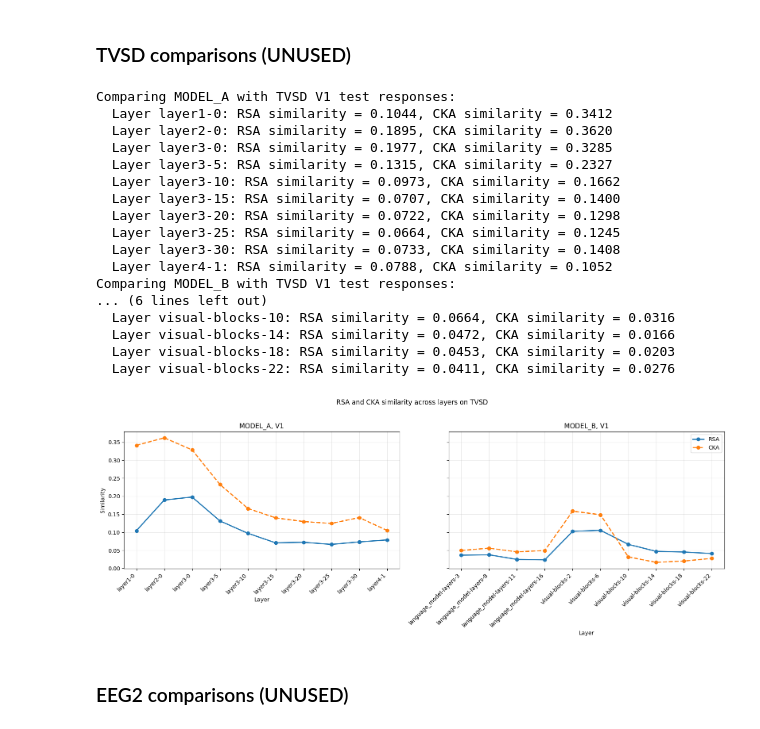
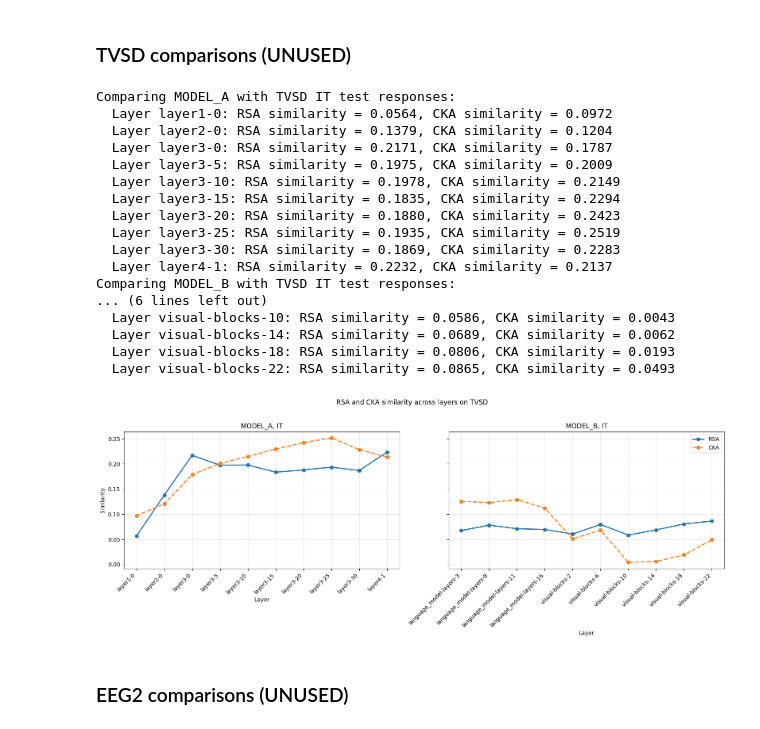
Before and after one commit to LyaoDzin/NX-414-brain-like-project, a Jupyter notebook: project/nx414_project_2026.ipynb, the cells around one changed output. Cells and saved outputs as stored; diff of their text form; code cells hidden in the pictures.

```diff
--- a/project/nx414_project_2026.ipynb
+++ b/project/nx414_project_2026.ipynb
@@ -1466,6 +1466,7 @@ def compute_similarity_across_layers(
         subjects: list = None,
         model_layers: list = None,
         subject_avg: bool = True,
+        no_print: bool = False,
     ) -> tuple:
     """Compute RSA and CKA similarity scores across layers for a given dataset, region, and model.
     Parameters
@@ -1483,6 +1484,8 @@ def compute_similarity_across_layers(
     subject_avg : bool, default=True
         If True, will average similarity scores across subjects for each layer and return a single average score per layer.
         If False, will return a dict of {subject : similarity scores} for each layer.
+    no_print : bool, default=False
+        If True, will suppress printing of similarity scores for each layer and subject.
 
     Returns
     ----------
@@ -1509,7 +1512,8 @@ def compute_similarity_across_layers(
 
     rsa_subj_avg = collections.defaultdict()
     cka_subj_avg = collections.defaultdict()
-    print(f"Comparing {model.model_name} with {dataset.name} {region} test responses:")
+    if not no_print:
+        print(f"Comparing {model.model_name} with {dataset.name} {region} test responses:")
     for layer in model.layers:
         # We need to load features separately for each subject here since NSD
         # has subject-specific stimulus sets and feature indexes.
@@ -1541,12 +1545,14 @@ def compute_similarity_across_layers(
         if subject_avg:
             rsa_subj_avg[layer] = np.mean(list(rsa_per_subj.values()))
             cka_subj_avg[layer] = np.mean(list(cka_per_subj.values()))
-            print(f"  Layer {layer}: RSA similarity = {rsa_subj_avg[layer]:.4f}, CKA similarity = {cka_subj_avg[layer]:.4f}")
+            if not no_print:
+                print(f"  Layer {layer}: RSA similarity = {rsa_subj_avg[layer]:.4f}, CKA similarity = {cka_subj_avg[layer]:.4f}")
         else:
             rsa_subj_avg[layer] = rsa_per_subj.copy()
             cka_subj_avg[layer] = cka_per_subj.copy()
             for subj in subjects:
-                print(f"  Layer {layer}: RSA similarity = {rsa_subj_avg[layer][subj]:.4f}, CKA similarity = {cka_subj_avg[layer][subj]:.4f}")
+                if not no_print:
+                    print(f"  Layer {layer}: RSA similarity = {rsa_subj_avg[layer][subj]:.4f}, CKA similarity = {cka_subj_avg[layer][subj]:.4f}")
 
     return rsa_subj_avg, cka_subj_avg
 
@@ -1558,6 +1564,7 @@ def compute_similarity_across_regions(
     subjects: list = None,
     regions: list = None,
     subject_avg: bool = True,
+    no_print: bool = False,
 ) -> tuple:
     """
     Compute RSA and CKA similarity across regions for one layer.
@@ -1577,6 +1584,8 @@ def compute_similarity_across_regions(
     subject_avg : bool, default=True
         If True, will average similarity scores across subjects for each region and return a single average score per region.
         If False, will return a dict of {subject : similarity scores} for each region.
+    no_print : bool, default=False
+        If True, will suppress printing of similarity scores for each region and subject.
 
     Returns
     -------
@@ -1590,7 +1599,8 @@ def compute_similarity_across_regions(
 
     feature_root = FEATURES_DIR + model.path + dataset.stimuli_set
 
-    print(f"Comparing {model.model_name} {layer} with {dataset.name} test responses over regions:")
+    if not no_print:
+        print(f"Comparing {model.model_name} {layer} with {dataset.name} test responses over regions:")
 
     rsa_per_subj = {region: collections.defaultdict(np.ndarray) for region in regions}
     cka_per_subj = {region: collections.defaultdict(np.ndarray) for region in regions}
@@ -1617,7 +1627,8 @@ def compute_similarity_across_regions(
 
             rsa_per_subj[region][subj] = rsa.compare_rdms(X_rdm, Y_rdm)
             cka_per_subj[region][subj] = cka.forward(X, Y)
-            print(f"  Subject {subj}, Region {region}: RSA similarity = {rsa_per_subj[region][subj]:.4f}, CKA similarity = {cka_per_subj[region][subj]:.4f}")
+            if not no_print:
+                print(f"  Subject {subj}, Region {region}: RSA similarity = {rsa_per_subj[region][subj]:.4f}, CKA similarity = {cka_per_subj[region][subj]:.4f}")
 
     # Average across subjects for each region, or keep per-subject scores if `subject_avg` is False.
     if subject_avg:
@@ -1636,6 +1647,7 @@ def compute_similarity_across_timepoints(
     subjects: list = None,
     subject_avg: bool = True,
     timepoints: range = range(80),
+    no_print: bool = False,
 ) -> tuple:
     """
     Compute RSA and CKA similarity across timepoints in EEG2 for one layer and one region.
@@ -1653,6 +1665,8 @@ def compute_similarity_across_timepoints(
     subject_avg : bool, default=True
         If True, will average similarity scores across subjects for each timepoint and return a single average score per timepoint.
         If False, will return a dict of {subject : similarity scores} for each timepoint.
+    no_print : bool, default=False
+        If True, will suppress printing of similarity scores for each timepoint and subject.
 
     Returns
     -------
@@ -1666,7 +1680,8 @@ def compute_similarity_across_timepoints(
 
     feature_root = FEATURES_DIR + model.path + dataset.stimuli_set
 
-    print(f"Comparing {model.model_name} {layer} with {dataset.name} test responses over time:")
+    if not no_print:
+        print(f"Comparing {model.model_name} {layer} with {dataset.name} test responses over time:")
 
     rsa_per_subj = {timepoint: collections.defaultdict(np.ndarray) for timepoint in timepoints}
     cka_per_subj = {timepoint: collections.defaultdict(np.ndarray) for timepoint in timepoints}
@@ -1687,7 +1702,7 @@ def compute_similarity_across_timepoints(
 
             rsa_per_subj[timepoint][subj] = rsa.compare_rdms(X_rdm, Y_rdm)
             cka_per_subj[timepoint][subj] = cka.forward(X, Y[:,:, timepoint])
-            if timepoint == 0:
+            if timepoint == 0 and not no_print:  # Print only the first timepoint to avoid excessive output
                 print(f"  Subject {subj}, Timepoint {timepoint}: RSA similarity = {rsa_per_subj[timepoint][subj]:.4f}, CKA similarity = {cka_per_subj[timepoint][subj]:.4f}")
 
     # Average across subjects for each timepoint, or keep per-subject scores if `subject_avg` is False.
@@ -1742,28 +1757,28 @@ def precompute_Y_rdms_across_regions(dataset: Dataset, regions: list = None, sub
 # %% [markdown]
 ### TVSD comparisons (UNUSED)
 # %%
-region = "V1"
+region = "IT"
 dataset = Dataset.TVSD
 model_a_rsa_cka = compute_similarity_across_layers(dataset, region=region, model=Model.MODEL_A)
 model_b_rsa_cka = compute_similarity_across_layers(dataset, region=region, model=Model.MODEL_B)
 
 plot_similarity_across_layers(dataset, model_a_rsa_cka, model_b_rsa_cka, region)
 # %% [output]
-Comparing MODEL_A with TVSD V1 test responses:
-  Layer layer1-0: RSA similarity = 0.1044, CKA similarity = 0.3412
-  Layer layer2-0: RSA similarity = 0.1895, CKA similarity = 0.3620
-  Layer layer3-0: RSA similarity = 0.1977, CKA similarity = 0.3285
-  Layer layer3-5: RSA similarity = 0.1315, CKA similarity = 0.2327
-  Layer layer3-10: RSA similarity = 0.0973, CKA similarity = 0.1662
-  Layer layer3-15: RSA similarity = 0.0707, CKA similarity = 0.1400
-  Layer layer3-20: RSA similarity = 0.0722, CKA similarity = 0.1298
-  Layer layer3-25: RSA similarity = 0.0664, CKA similarity = 0.1245
-  Layer layer3-30: RSA similarity = 0.0733, CKA similarity = 0.1408
-  Layer layer4-1: RSA similarity = 0.0788, CKA similarity = 0.1052
-Comparing MODEL_B with TVSD V1 test responses:
+Comparing MODEL_A with TVSD IT test responses:
+  Layer layer1-0: RSA similarity = 0.0564, CKA similarity = 0.0972
+  Layer layer2-0: RSA similarity = 0.1379, CKA similarity = 0.1204
+  Layer layer3-0: RSA similarity = 0.2171, CKA similarity = 0.1787
+  Layer layer3-5: RSA similarity = 0.1975, CKA similarity = 0.2009
+  Layer layer3-10: RSA similarity = 0.1978, CKA similarity = 0.2149
+  Layer layer3-15: RSA similarity = 0.1835, CKA similarity = 0.2294
+  Layer layer3-20: RSA similarity = 0.1880, CKA similarity = 0.2423
+  Layer layer3-25: RSA similarity = 0.1935, CKA similarity = 0.2519
+  Layer layer3-30: RSA similarity = 0.1869, CKA similarity = 0.2283
+  Layer layer4-1: RSA similarity = 0.2232, CKA similarity = 0.2137
+Comparing MODEL_B with TVSD IT test responses:
 ... (6 lines left out)
-  Layer visual-blocks-10: RSA similarity = 0.0664, CKA similarity = 0.0316
-  Layer visual-blocks-14: RSA similarity = 0.0472, CKA similarity = 0.0166
-  Layer visual-blocks-18: RSA similarity = 0.0453, CKA similarity = 0.0203
-  Layer visual-blocks-22: RSA similarity = 0.0411, CKA similarity = 0.0276
+  Layer visual-blocks-10: RSA similarity = 0.0586, CKA similarity = 0.0043
+  Layer visual-blocks-14: RSA similarity = 0.0689, CKA similarity = 0.0062
+  Layer visual-blocks-18: RSA similarity = 0.0806, CKA similarity = 0.0193
+  Layer visual-blocks-22: RSA similarity = 0.0865, CKA similarity = 0.0493
-[figure, old version]
+[figure, new version]
```
Also changed, not shown: parts of 2 cells of this notebook.
